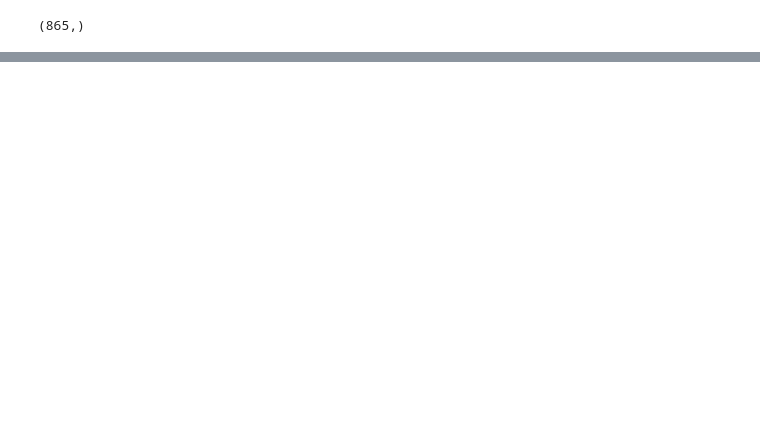
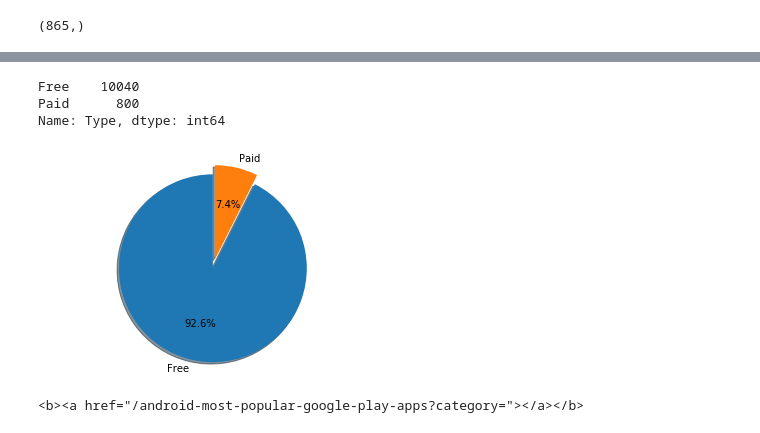
Before and after one commit to com-480-data-visualization/com-480-project-javastreet, a Jupyter notebook: analysis.ipynb, the cells around one changed output, grey strips where cells are left out. Cells and saved outputs as stored; diff of their text form; code cells hidden in the pictures; blank space fills up the shorter version.

```diff
--- a/analysis.ipynb
+++ b/analysis.ipynb
@@ -116,0 +73,2 @@ AttributeError: module 'matplotlib' has no attribute 'figure'
+# %%
+google.drop_duplicates(inplace = True)
@@ -116,0 +109,17 @@ AttributeError: module 'matplotlib' has no attribute 'figure'
+# %%
+google.loc[google.Type =="0" ,"Type"] = "Free"
+paid_free = google.Type.value_counts()
+paid_free
+# %% [output]
+Free    10040
+Paid      800
+Name: Type, dtype: int64
+# %%
+fig, ax = plt.subplots()
+ax.pie(google.Type.value_counts(), explode=(0, 0.1), labels=google.Type.value_counts().index.tolist(), autopct='%1.1f%%',
+        shadow=True, startangle=90)
+ax.axis('equal')  # Equal aspect ratio ensures that pie is drawn as a circle.
+
+plt.show()
+# %% [output]
+[figure, added]
@@ -116,0 +141,4 @@ AttributeError: module 'matplotlib' has no attribute 'figure'
+# %%
+b
+# %% [output]
+<b><a href="/android-most-popular-google-play-apps?category="></a></b>
```
Also changed, not shown: parts of 23 cells of this notebook.
